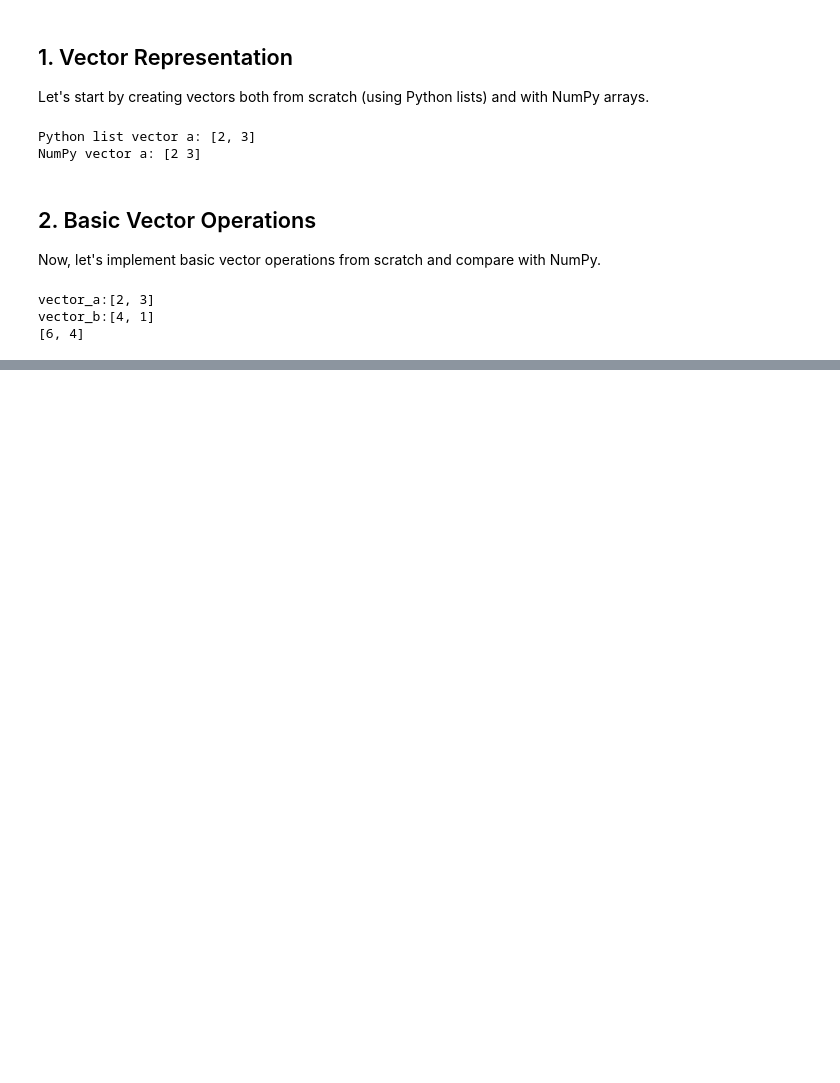
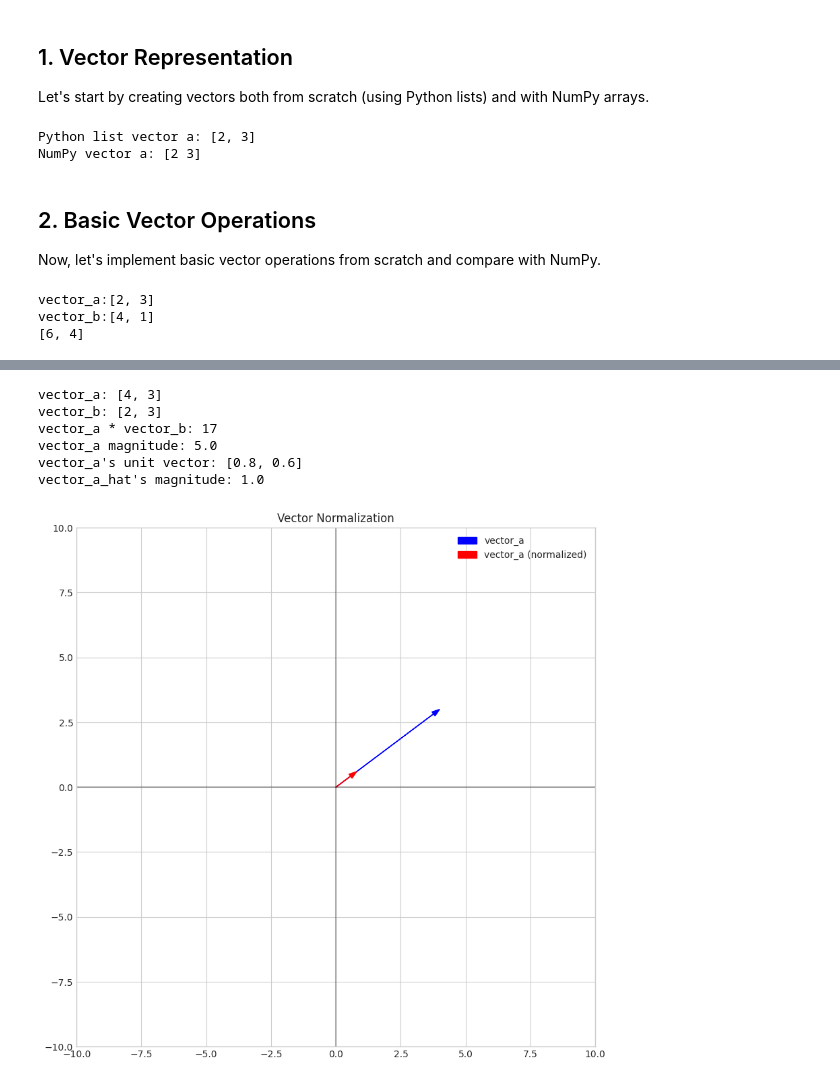
Before and after one commit to jakedevsthings/learn-ai-ml-dl, a Jupyter notebook: phase0/linear_algebra/notebooks/01_vector_operations.ipynb, the cells around one changed output, grey strips where cells are left out. Drawn from its saved outputs; the diff is of its cells as text; code cells hidden in the pictures; blank space fills up the shorter version.

```diff
--- a/phase0/linear_algebra/notebooks/01_vector_operations.ipynb
+++ b/phase0/linear_algebra/notebooks/01_vector_operations.ipynb
@@ -47,0 +76,36 @@ vector_b:[4, 1]
+# %%
+
+
+vector_a = vo.create_vector([4,3])
+vector_b = vo.create_vector([2,3])
+vector_a_magnitude = vo.magnitude(vector_a)
+vector_a_hat = vo.normalize(vector_a)
+vector_a_hat_magnitude = vo.magnitude(vector_a_hat)
+print(f"vector_a: {vector_a}")
+print(f"vector_b: {vector_b}")
+print(f"vector_a * vector_b: {vo.dot_product(vector_a, vector_b)}")
+print(f"vector_a magnitude: {vector_a_magnitude}")
+print(f"vector_a's unit vector: {vector_a_hat}")
+print(f"vector_a_hat's magnitude: {vector_a_hat_magnitude}")
+
+# plot v_norm
+# Setup the plot
+fig, ax = vv.setup_2d_plot()
+
+# Plot the original vector
+vv.plot_vector(ax, vector_a, color='blue', label='vector_a')
+
+# Plot the normalized vector
+vv.plot_vector(ax, vector_a_hat, color='red', label='vector_a (normalized)')
+
+plt.title("Vector Normalization")
+plt.legend()
+plt.show()
+# %% [output]
+vector_a: [4, 3]
+vector_b: [2, 3]
+vector_a * vector_b: 17
+vector_a magnitude: 5.0
+vector_a's unit vector: [0.8, 0.6]
+vector_a_hat's magnitude: 1.0
+[figure, added]
```
Also changed, not shown: parts of 2 cells of this notebook, 20 other files.
